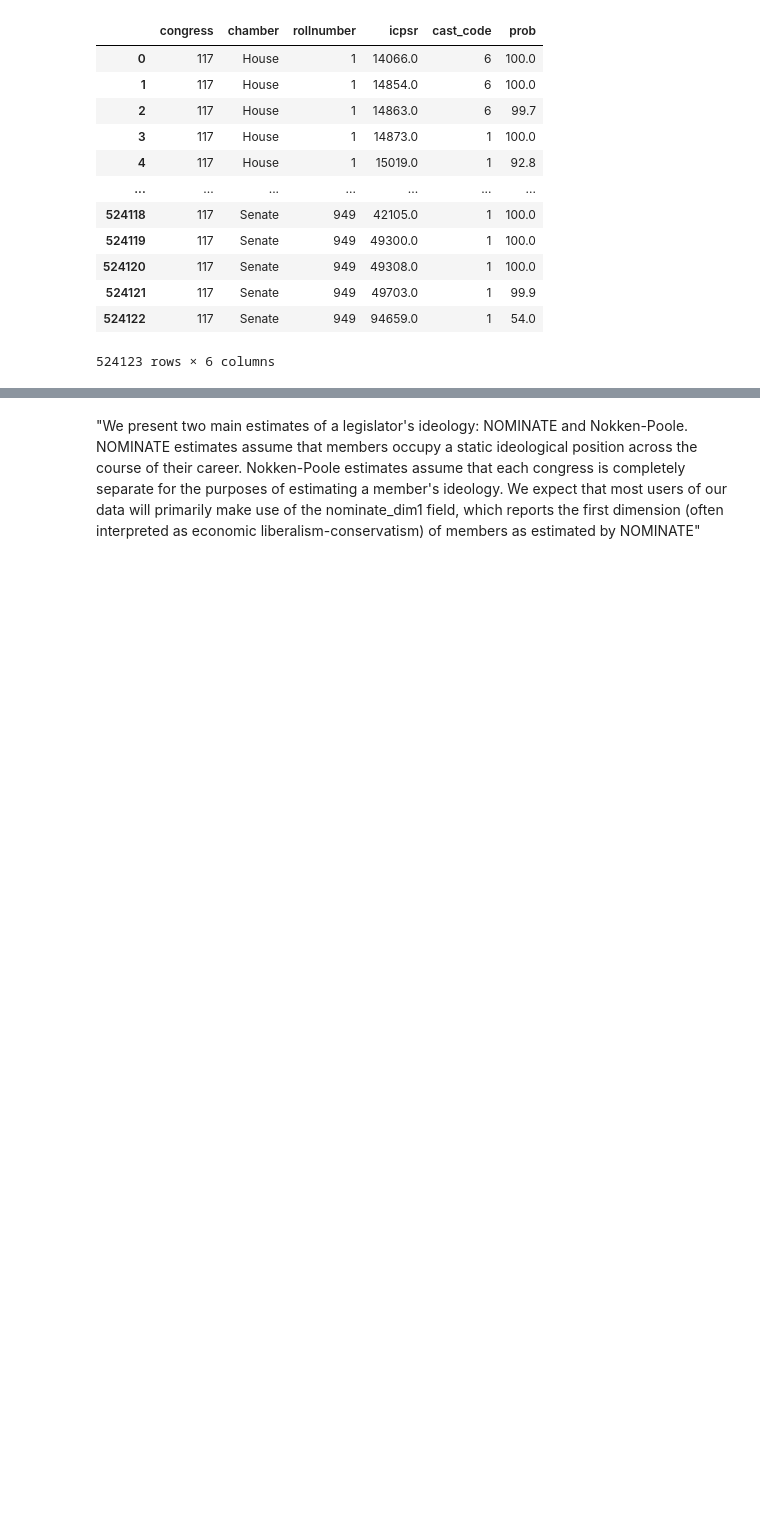
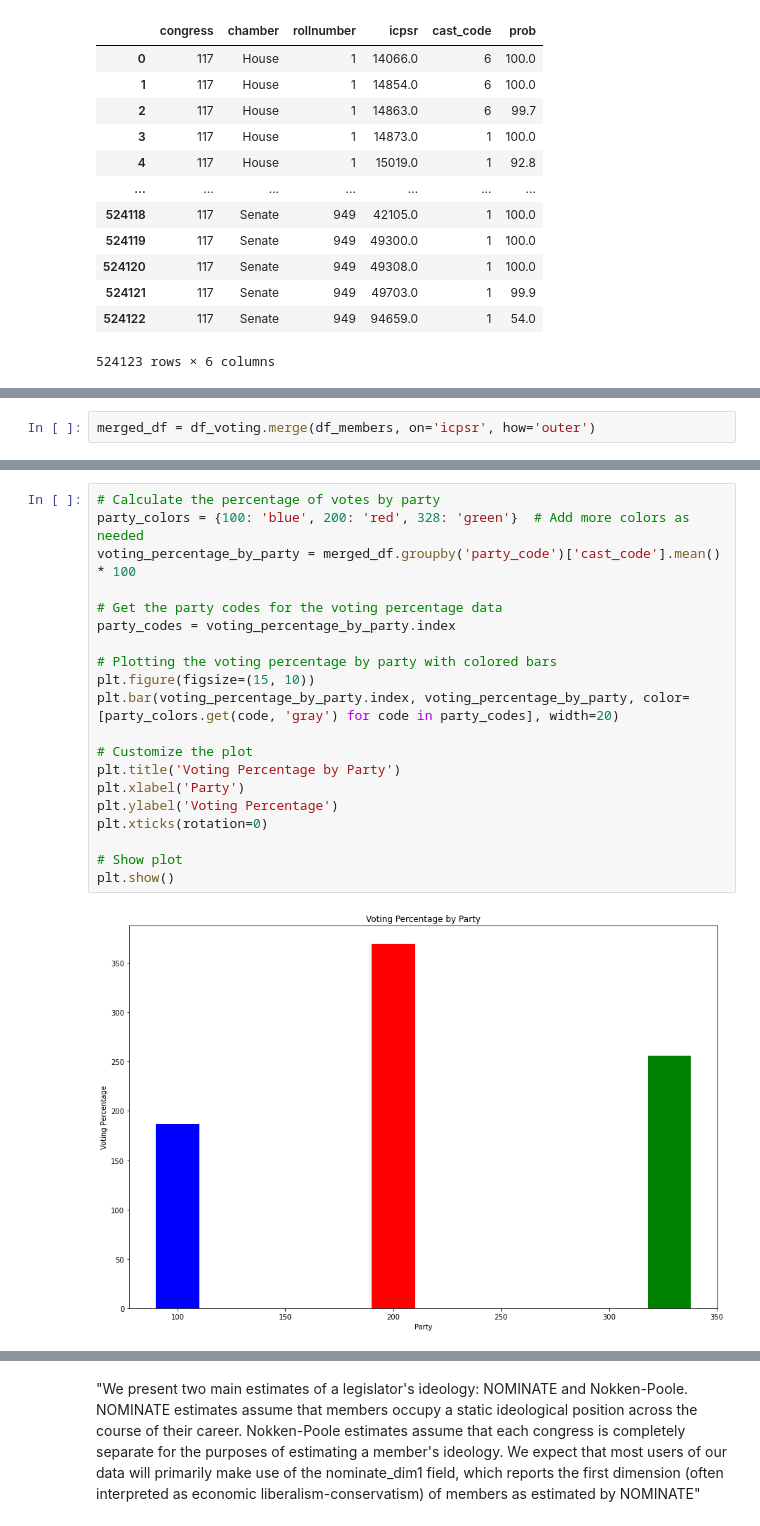
Before and after one commit to ritacardoso17/code_thesis, a Jupyter notebook: code/usa_voting.ipynb, the cells around one changed output, grey strips where cells are left out. Drawn from its saved outputs; the diff is of its cells as text; blank space fills up the shorter version.

```diff
--- a/code/usa_voting.ipynb
+++ b/code/usa_voting.ipynb
@@ -99,0 +116,2 @@ df_voting
+# %%
+merged_df = df_voting.merge(df_members, on='icpsr', how='outer')
@@ -99,0 +129,22 @@ df_voting
+# %%
+# Calculate the percentage of votes by party
+party_colors = {100: 'blue', 200: 'red', 328: 'green'}  # Add more colors as needed
+voting_percentage_by_party = merged_df.groupby('party_code')['cast_code'].mean() * 100
+
+# Get the party codes for the voting percentage data
+party_codes = voting_percentage_by_party.index
+
+# Plotting the voting percentage by party with colored bars
+plt.figure(figsize=(15, 10))
+plt.bar(voting_percentage_by_party.index, voting_percentage_by_party, color=[party_colors.get(code, 'gray') for code in party_codes], width=20)
+
+# Customize the plot
+plt.title('Voting Percentage by Party')
+plt.xlabel('Party')
+plt.ylabel('Voting Percentage')
+plt.xticks(rotation=0)
+
+# Show plot
+plt.show()
+# %% [output]
+[figure, added]
```
Also changed, not shown: parts of 27 cells of this notebook, 3 other files.
